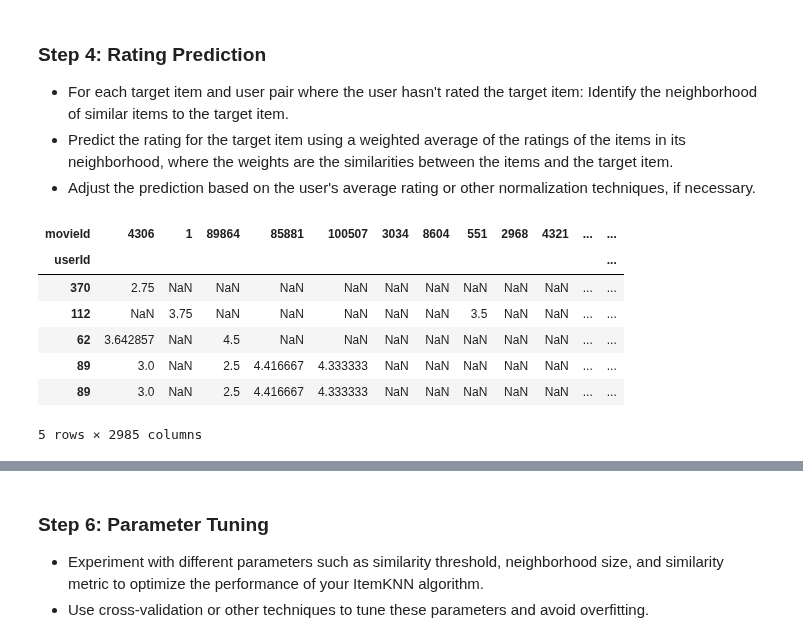
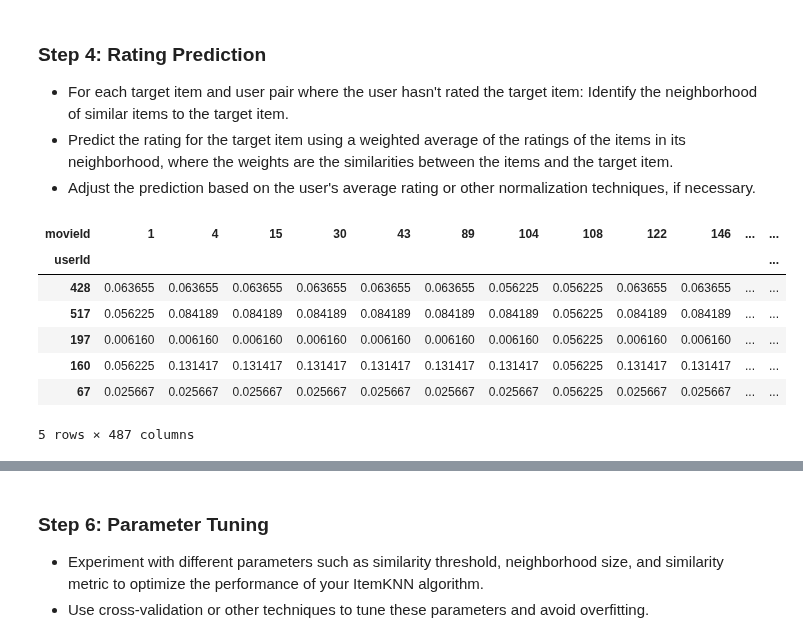
Before and after one commit to StijnHarder/SDfM---Jaume-and-Stijn, a Jupyter notebook: Movielens - Item-based models.ipynb, the cells around one changed output, grey strips where cells are left out. Drawn from its saved outputs; the diff is of its cells as text; code cells hidden in the pictures.

```diff
--- a/Movielens - Item-based models.ipynb
+++ b/Movielens - Item-based models.ipynb
@@ -116,7 +97,7 @@ df_pairs = pd.DataFrame(all_user_movie_pairs, columns=['userId', 'movieId'])
 df_filled = pd.merge(df_pairs, df, on=['userId', 'movieId'], how='left').fillna(0)
 
 # Create user-item matrix using pivot_table
-user_item_matrix = pd.pivot_table(df_filled, values='rating', index='userId', columns='movieId', fill_value=0)
+item_user_matrix = pd.pivot_table(df_filled, values='rating', index='userId', columns='movieId', fill_value=0)
 
 # Convert user-item matrix to NumPy array for faster computation
-user_item_array = user_item_matrix.to_numpy()
+item_user_array = item_user_matrix.to_numpy()
@@ -163,11 +211,11 @@ for i in range(train.shape[1]):
         item_similarity_matrix_train[j, i] = item_similarity_matrix_train[i, j]
 
 # Create a mapping from movie IDs to indices
-movie_id_to_index = {movie_id: i for i, movie_id in enumerate(user_item_matrix.columns)}
+movie_id_to_index = {movie_id: i for i, movie_id in enumerate(item_user_matrix.index)}
 index_to_movie_id = {i: movie_id for movie_id, i in movie_id_to_index.items()}
 
 # Create a mapping from user IDs to indices
-user_id_to_index = {user_id: i for i, user_id in enumerate(user_item_matrix.index)}
+user_id_to_index = {user_id: i for i, user_id in enumerate(item_user_matrix.columns)}
 index_to_user_id = {i: user_id for user_id, i in user_id_to_index.items()}
 # %%
 print(index_to_user_id)
@@ -239,24 +291,24 @@ This code following snippet enhances the previous item-based collaborative filte
 # Step 2: Neighborhood Selection
 
 # Define the neighborhood size
-neighborhood_size = 10
+neighborhood_size = 5
 
 # Initialize an empty dictionary to store item neighborhoods
 item_neighborhoods = {}
 
 # Iterate over each item (movie) index in the dataset
-for movie_index in range(user_item_matrix.shape[1]):
+for movie_index in range(item_user_array.shape[1]):
     # Convert the item index to movie ID
     movie_id = index_to_movie_id[movie_index]
 
     # Extract all ratings for the current movie
-    movie_ratings = user_item_array[:, movie_index]  # Change to user_item_array
+    movie_ratings = item_user_array[:, movie_index]  # Changed to item_user_array
 
     # Aggregate ratings (e.g., compute the mean rating)
     movie_avg_rating = np.mean(movie_ratings)
 
     # Retrieve similarity scores for the current movie
-    similarity_scores = item_similarity_matrix[movie_index]
+    similarity_scores = item_similarity_matrix_train[movie_index]
 
     # Sort similarity scores in descending order and get indices of most similar items
     most_similar_indices = np.argsort(similarity_scores)[::-1][1:neighborhood_size+1]
@@ -281,40 +333,47 @@ Identify the neighborhood of similar items to the target item.
 # %%
 # Train your model and create the item_neighborhoods dictionary using the training data (steps 1-3)
 
 # Initialize an empty DataFrame to store predicted ratings
-predicted_ratings = pd.DataFrame(index=train_df['userId'], columns=train_df['movieId'])
+predicted_ratings = pd.DataFrame(index=train_matrix.index, columns=train_matrix.columns)
 
-# Iterate over each user-item pair in the testing set
-for index, row in train_df.iterrows():
-    user_id = row['userId']
-    movie_id = row['movieId']
+# Iterate over each user-item pair in the training set
+for user_id, user_ratings in train_matrix.iterrows():
+    for movie_id, rating in user_ratings.items():
 
-    # Check if the movie has a neighborhood defined
-    if movie_id in item_neighborhoods:
-        neighborhood = item_neighborhoods[movie_id]
+        # Skip if the rating is non-zero (indicating a rating given by the user)
+        if rating != 0:
+            continue
 
-        # Filter out movies from the neighborhood that the user has rated in the training set
-        filtered_neighborhood = [neighbor_movie_id for neighbor_movie_id in neighborhood if neighbor_movie_id in train_df[train_df['userId'] == user_id]['movieId'].values]
+        # Check if the movie has a neighborhood defined
+        if movie_id in item_neighborhoods:
+            neighborhood = item_neighborhoods[movie_id]
 
-        # Check if there are ratings available in the filtered neighborhood
-        if filtered_neighborhood:
-            # Calculate the predicted rating for the target movie based on the neighborhood
-            predicted_rating = np.mean([train_df[(train_df['userId'] == user_id) & (train_df['movieId'] == neighbor_movie_id)]['rating'].values[0] for neighbor_movie_id in filtered_neighborhood])
-        else:
-            # If the filtered neighborhood is empty, assign the mean rating of all movies for the user in the training set
-            predicted_rating = np.mean(train_df[train_df['userId'] == user_id]['rating'].values)
+            # Filter out movies from the neighborhood that the user has rated in the training set
+            filtered_neighborhood = [neighbor_movie_id for neighbor_movie_id in neighborhood if neighbor_movie_id in user_ratings.index and user_ratings.loc[neighbor_movie_id] != 0]
 
-        # Assign the predicted rating to the corresponding cell in the DataFrame
-        predicted_ratings.at[user_id, movie_id] = predicted_rating
+            # Check if there are valid indices in the filtered neighborhood
+            if len(filtered_neighborhood) > 0:
+                # Calculate the predicted rating for the target movie based on the neighborhood
+                neighbor_ratings = [user_ratings.loc[neighbor_movie_id] for neighbor_movie_id in filtered_neighborhood]
+                predicted_rating = np.mean(neighbor_ratings)
+            else:
+                # If the filtered neighborhood is empty, assign the mean rating of all movies for the user in the training set
+                predicted_rating = user_ratings.mean()
 
-# predicted_ratings now contains predicted ratings for items in the train_df set
+            # Assign the predicted rating to the corresponding cell in the DataFrame
+            predicted_ratings.at[user_id, movie_id] = predicted_rating
+
+# Fill NaN values with mean ratings across all users
+predicted_ratings.fillna(predicted_ratings.mean().mean(), inplace=True)
+
+# Display the head of the predicted_ratings DataFrame
 predicted_ratings.head()
 # %% [output]
-| movieId | 4306 | 1 | 89864 | 85881 | 100507 | 3034 | 8604 | 551 | 2968 | 4321 | ... | ... |
+| movieId | 1 | 4 | 15 | 30 | 43 | 89 | 104 | 108 | 122 | 146 | ... | ... |
 | userId |  |  |  |  |  |  |  |  |  |  |  | ... |
-| 370 | 2.75 | NaN | NaN | NaN | NaN | NaN | NaN | NaN | NaN | NaN | ... | ... |
-| 112 | NaN | 3.75 | NaN | NaN | NaN | NaN | NaN | 3.5 | NaN | NaN | ... | ... |
-| 62 | 3.642857 | NaN | 4.5 | NaN | NaN | NaN | NaN | NaN | NaN | NaN | ... | ... |
-| 89 | 3.0 | NaN | 2.5 | 4.416667 | 4.333333 | NaN | NaN | NaN | NaN | NaN | ... | ... |
-| 89 | 3.0 | NaN | 2.5 | 4.416667 | 4.333333 | NaN | NaN | NaN | NaN | NaN | ... | ... |
+| 428 | 0.063655 | 0.063655 | 0.063655 | 0.063655 | 0.063655 | 0.063655 | 0.056225 | 0.056225 | 0.063655 | 0.063655 | ... | ... |
+| 517 | 0.056225 | 0.084189 | 0.084189 | 0.084189 | 0.084189 | 0.084189 | 0.084189 | 0.056225 | 0.084189 | 0.084189 | ... | ... |
+| 197 | 0.006160 | 0.006160 | 0.006160 | 0.006160 | 0.006160 | 0.006160 | 0.006160 | 0.056225 | 0.006160 | 0.006160 | ... | ... |
+| 160 | 0.056225 | 0.131417 | 0.131417 | 0.131417 | 0.131417 | 0.131417 | 0.131417 | 0.056225 | 0.131417 | 0.131417 | ... | ... |
+| 67 | 0.025667 | 0.025667 | 0.025667 | 0.025667 | 0.025667 | 0.025667 | 0.025667 | 0.056225 | 0.025667 | 0.025667 | ... | ... |
-5 rows × 2985 columns
+5 rows × 487 columns
```
Also changed, not shown: parts of 53 cells of this notebook, 1 other file.
